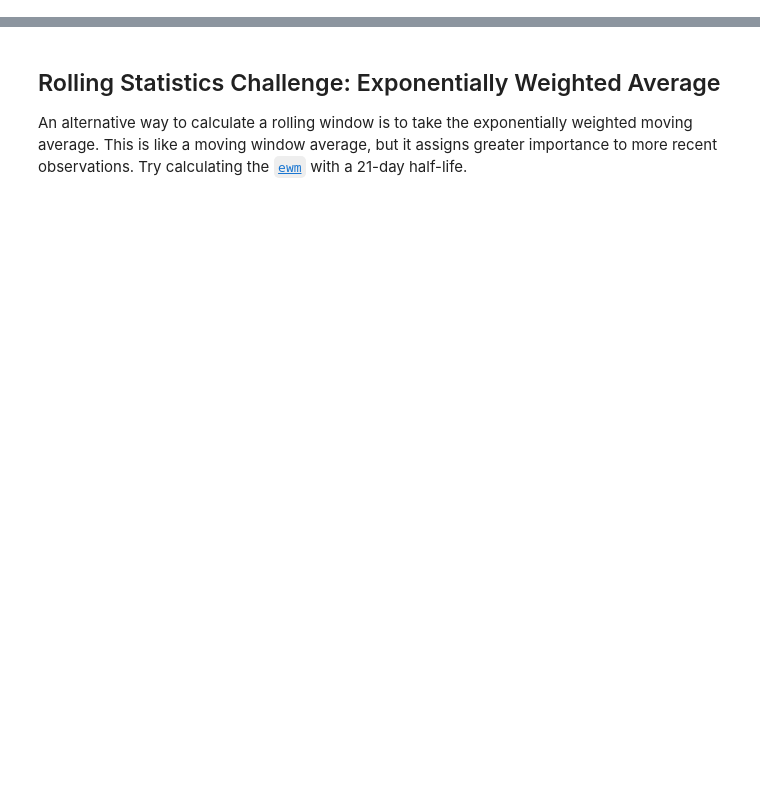
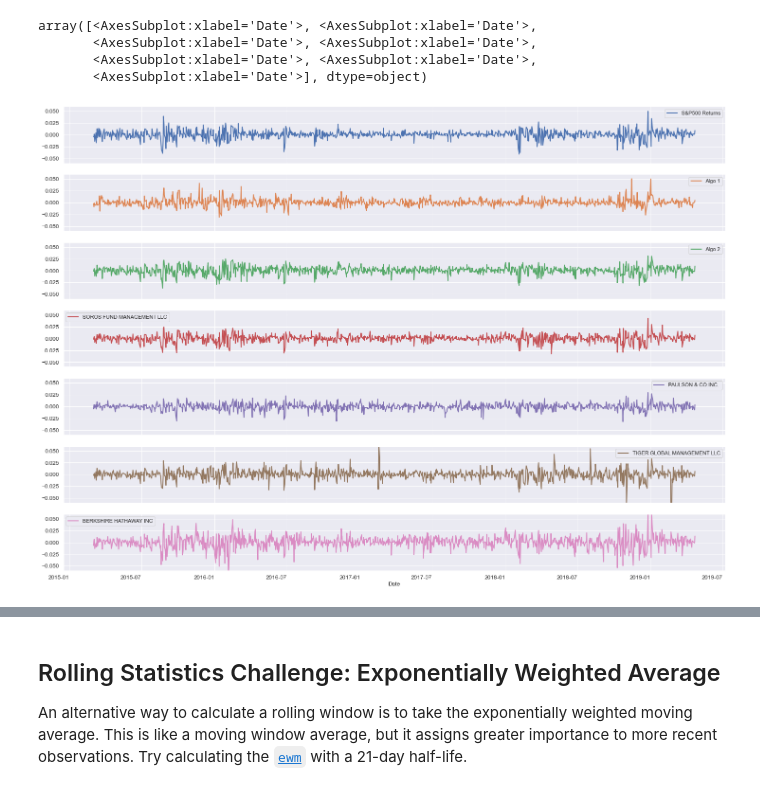
Before and after one commit to dreamscape08/Coursework, a Jupyter notebook: 00MySandbox/projectsmine/04-Pandas/Instructions/Starter_Code/Resources/sticktotheinstructionsonly.ipynb, the cells around one changed output, grey strips where cells are left out. Saved outputs shown, nothing was run; the diff lists cells and outputs as text; code cells hidden in the pictures; blank space fills up the shorter version.

```diff
--- a/00MySandbox/projectsmine/04-Pandas/Instructions/Starter_Code/Resources/sticktotheinstructionsonly.ipynb
+++ b/00MySandbox/projectsmine/04-Pandas/Instructions/Starter_Code/Resources/sticktotheinstructionsonly.ipynb
@@ -270,0 +73,11 @@ df.plot(kind='line').legend(['Algo 1', 'Algo 2', 'SOROS FUND MANAGEMENT LLC',
+# %%
+# Count Nulls
+sp500_df.isnull().sum().sum()
+sp500_df["Close"] = sp500_df["Close"].str.replace("$", "").astype("float")
+# %%
+# Calculate Daily Returns
+sp500_df_rtns=sp500_df.pct_change()
+# %%
+# Drop nulls & Rename `Close` Column to be specific to this portfolio.
+sp500_cleaned=sp500_df_rtns.dropna().rename(columns={"Close": "S&P500 Returns"})
+sp500_cleaned.info()
@@ -270,0 +93,4 @@ df.plot(kind='line').legend(['Algo 1', 'Algo 2', 'SOROS FUND MANAGEMENT LLC',
+# %%
+# Join Whale Returns, Algorithmic Returns, and the S&P 500 Returns into a single DataFrame with columns for each portfolio's returns.
+combined_rtns = pd.concat([sp500_cleaned,algo_clean_df,whale_clean_df], axis='columns', join='inner')
+combined_rtns.info()
@@ -270,0 +112,18 @@ df.plot(kind='line').legend(['Algo 1', 'Algo 2', 'SOROS FUND MANAGEMENT LLC',
+# %%
+# Plot daily returns of all portfolios
+combined_rtns.plot(
+            kind='line'
+            , figsize=(25,20)
+            , grid=True
+            , subplots=True
+            , fontsize=12
+            , ylim=[-.06,.06]
+            , rot=360
+            , lw=2
+        )
+# %% [output]
+array([<AxesSubplot:xlabel='Date'>, <AxesSubplot:xlabel='Date'>,
+       <AxesSubplot:xlabel='Date'>, <AxesSubplot:xlabel='Date'>,
+       <AxesSubplot:xlabel='Date'>, <AxesSubplot:xlabel='Date'>,
+       <AxesSubplot:xlabel='Date'>], dtype=object)
+[figure, added]
```
Also changed, not shown: parts of 70 cells of this notebook, 1 other file.
